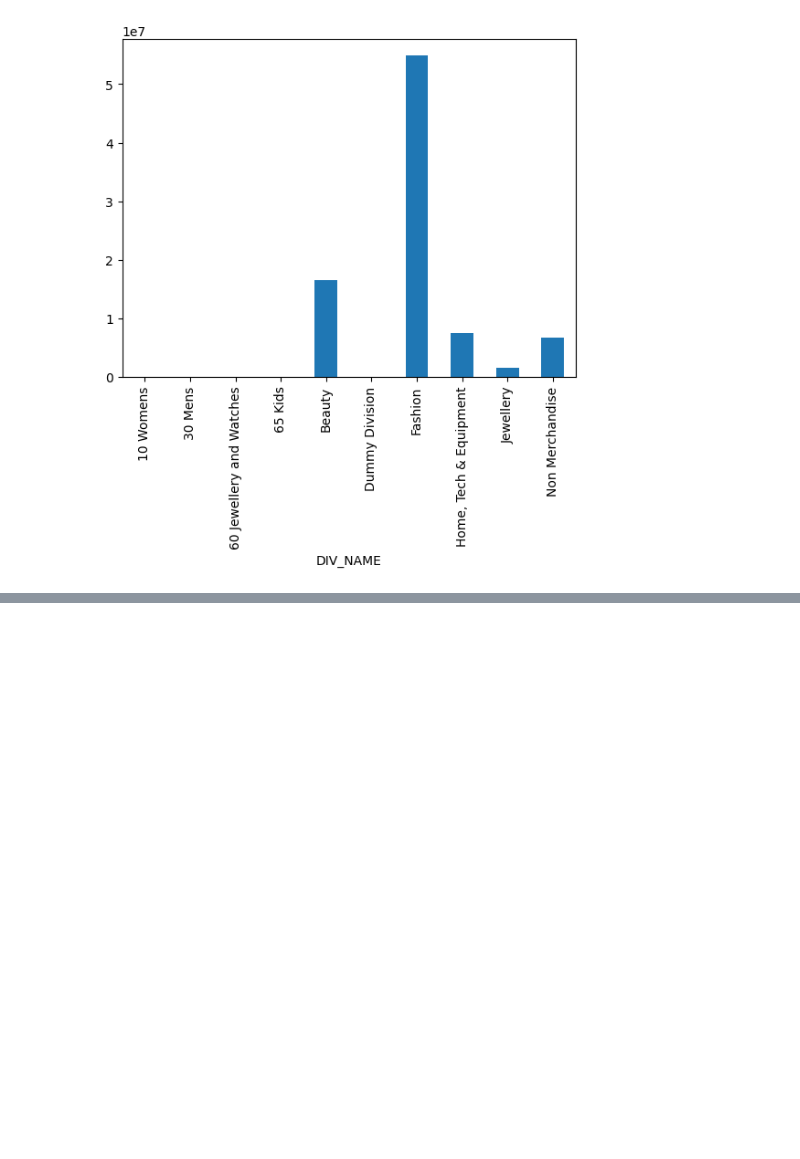
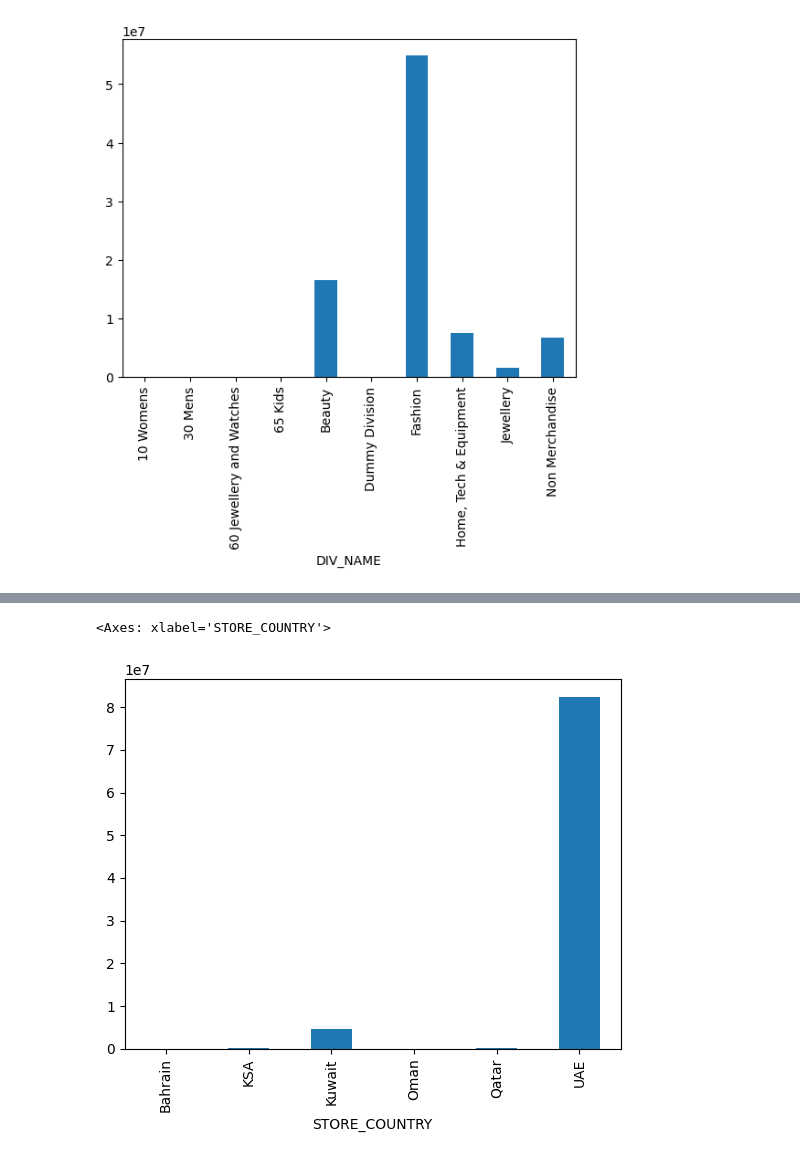
Before and after one commit to maheshpeiris0/customer_behaviour_analysis, a Jupyter notebook: data_analysis.ipynb, the cells around one changed output, grey strips where cells are left out. Drawn from its saved outputs; the diff is of its cells as text; code cells hidden in the pictures; blank space fills up the shorter version.

```diff
--- a/data_analysis.ipynb
+++ b/data_analysis.ipynb
@@ -103,0 +109,5 @@ df.groupby('DIV_NAME')['NET_SALES_AMOUNT'].sum().plot(kind='bar')
+# %%
+df.groupby('STORE_COUNTRY')['NET_SALES_AMOUNT'].sum().plot(kind='bar')
+# %% [output]
+<Axes: xlabel='STORE_COUNTRY'>
+[figure, added]
```
Also changed, not shown: parts of 4 cells of this notebook.
